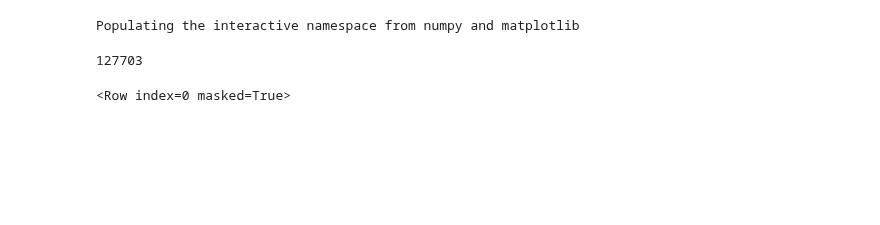
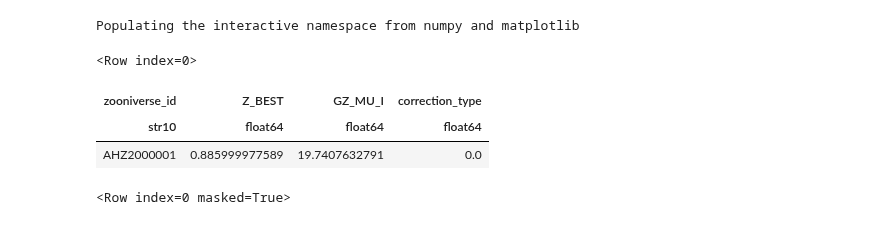
Before and after one commit to willettk/gzhubble, a Jupyter notebook: python/creating_debiased_catalog/STEP_3_5_joining_tables.ipynb, the cells around one changed output. Cells and saved outputs as stored; diff of their text form; code cells hidden in the pictures; blank space fills up the shorter version.

```diff
--- a/python/creating_debiased_catalog/STEP_3_5_joining_tables.ipynb
+++ b/python/creating_debiased_catalog/STEP_3_5_joining_tables.ipynb
@@ -55,10 +55,13 @@ meta_data.remove_column('t01_smooth_or_features_a02_features_or_disk_weighted_fr
 # %%
 #Join Table 2 and Table 3- will have z, mu, low/hi limits on p_features
 lohi_meta = join(meta_data, lohi_data, keys='zooniverse_id',join_type='left')
-# %%
-len(lohi_meta)
-# %% [output]
-127703
+# %%
+meta_data[0]
+# %% [output]
+<Row index=0>
+| zooniverse_id | Z_BEST | GZ_MU_I | correction_type |
+| str10 | float64 | float64 | float64 |
+| AHZ2000001 | 0.885999977589 | 19.7407632791 | 0.0 |
 # %%
 votes_data[0]
 # %% [output]
```
Also changed, not shown: parts of 2 cells of this notebook, 4 other files.
